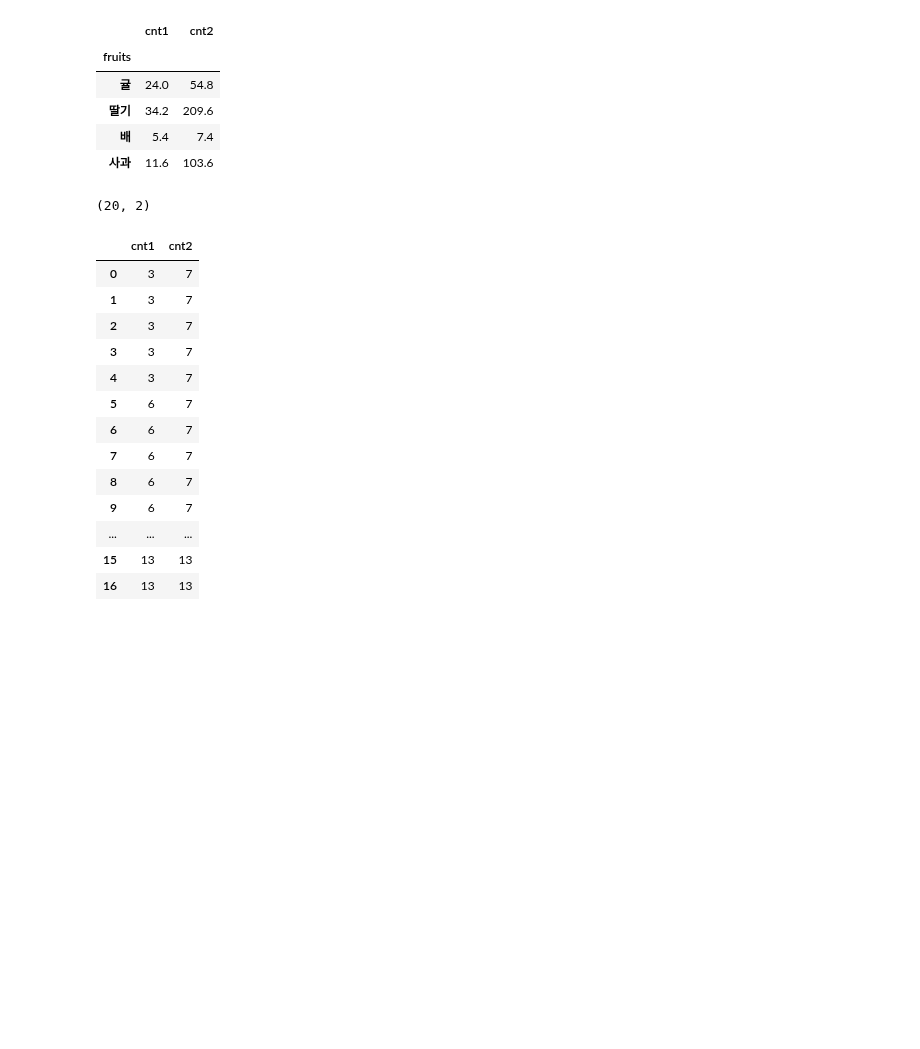
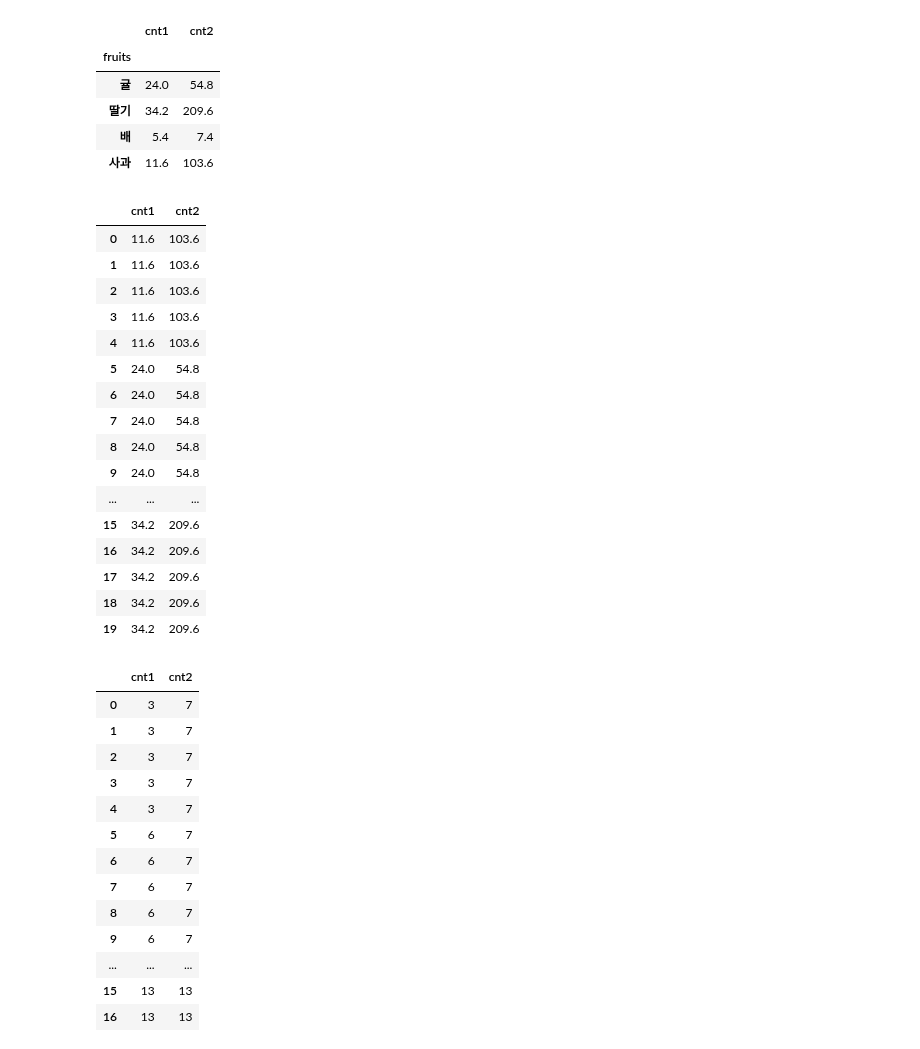
Before and after one commit to mein0121/Python_JupyterNotebook, a Jupyter notebook: 4.Pandas/04_groupby 관련메소드 및 일괄처리 메소드_.ipynb, the cells around one changed output. Drawn from its saved outputs; the diff is of its cells as text; code cells hidden in the pictures; blank space fills up the shorter version.

```diff
--- a/4.Pandas/04_groupby 관련메소드 및 일괄처리 메소드_.ipynb
+++ b/4.Pandas/04_groupby 관련메소드 및 일괄처리 메소드_.ipynb
@@ -200,9 +215,25 @@ df.groupby('fruits').mean()
 | 사과 | 11.6 | 103.6 |
 # %%
 r = df.groupby('fruits').transform("mean")
-r.shape
+r
 # %% [output]
-(20, 2)
+|  | cnt1 | cnt2 |
+| 0 | 11.6 | 103.6 |
+| 1 | 11.6 | 103.6 |
+| 2 | 11.6 | 103.6 |
+| 3 | 11.6 | 103.6 |
+| 4 | 11.6 | 103.6 |
+| 5 | 24.0 | 54.8 |
+| 6 | 24.0 | 54.8 |
+| 7 | 24.0 | 54.8 |
+| 8 | 24.0 | 54.8 |
+| 9 | 24.0 | 54.8 |
+| ... | ... | ... |
+| 15 | 34.2 | 209.6 |
+| 16 | 34.2 | 209.6 |
+| 17 | 34.2 | 209.6 |
+| 18 | 34.2 | 209.6 |
+| 19 | 34.2 | 209.6 |
 # %%
 def func(x):
     """
```
Also changed, not shown: parts of 20 cells of this notebook, 8 other files.
